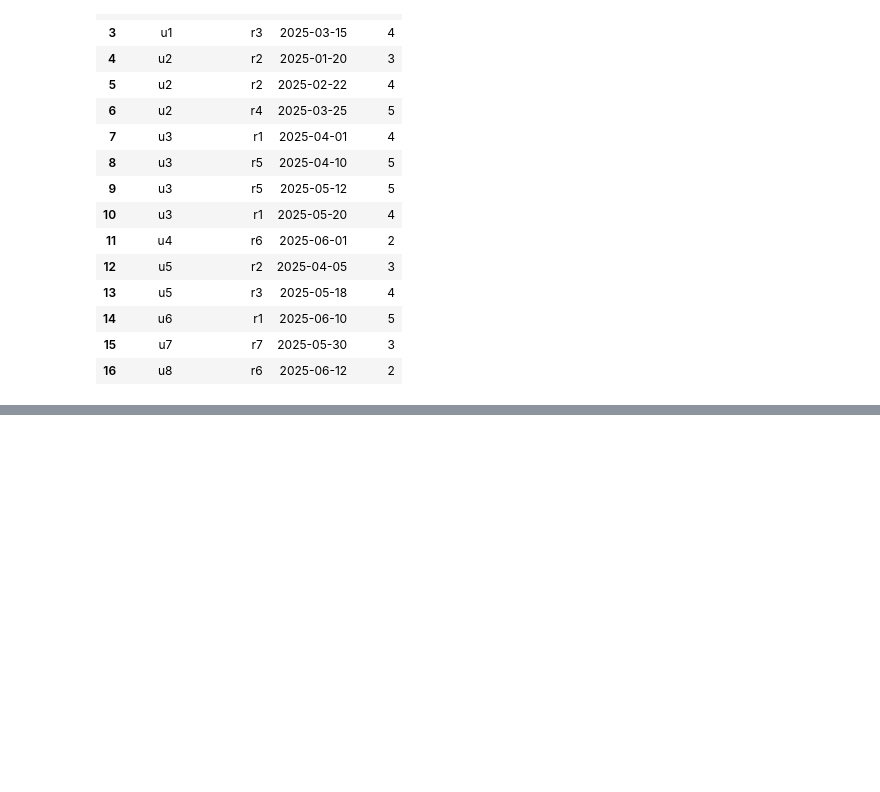
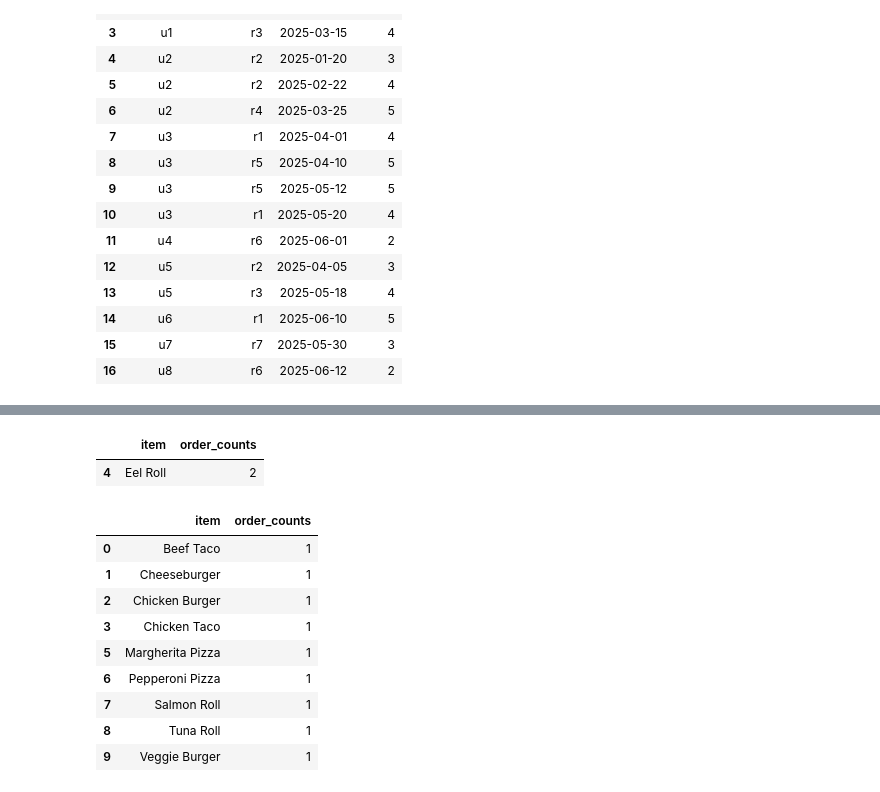
Before and after one commit to ShivamDS/Python-practice, a Jupyter notebook: 7. Uber Python Questions.ipynb, the cells around one changed output, grey strips where cells are left out. Cells and saved outputs as stored; diff of their text form; code cells hidden in the pictures; blank space fills up the shorter version.

```diff
--- a/7. Uber Python Questions.ipynb
+++ b/7. Uber Python Questions.ipynb
@@ -274,0 +359,23 @@ recsys_df
+# %%
+# Most ordered item
+
+result = df.groupby('item').agg(order_counts = ('order_id', 'count'))
+result.reset_index(inplace = True)
+
+result[result['order_counts'] == result['order_counts'].max()]
+# %% [output]
+|  | item | order_counts |
+| 4 | Eel Roll | 2 |
+# %%
+result[result['order_counts'] == result['order_counts'].min()]
+# %% [output]
+|  | item | order_counts |
+| 0 | Beef Taco | 1 |
+| 1 | Cheeseburger | 1 |
+| 2 | Chicken Burger | 1 |
+| 3 | Chicken Taco | 1 |
+| 5 | Margherita Pizza | 1 |
+| 6 | Pepperoni Pizza | 1 |
+| 7 | Salmon Roll | 1 |
+| 8 | Tuna Roll | 1 |
+| 9 | Veggie Burger | 1 |
```
Also changed, not shown: parts of 13 cells of this notebook.
